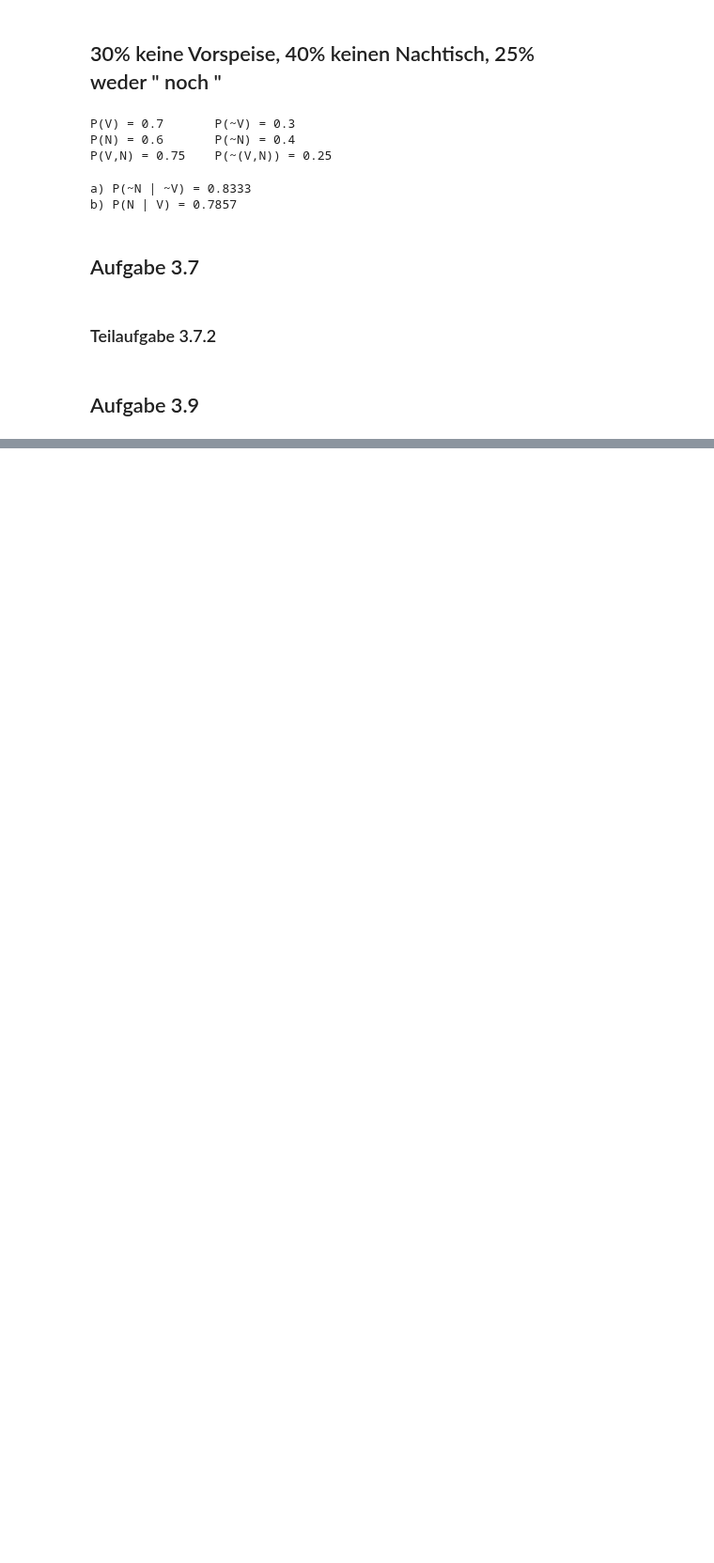
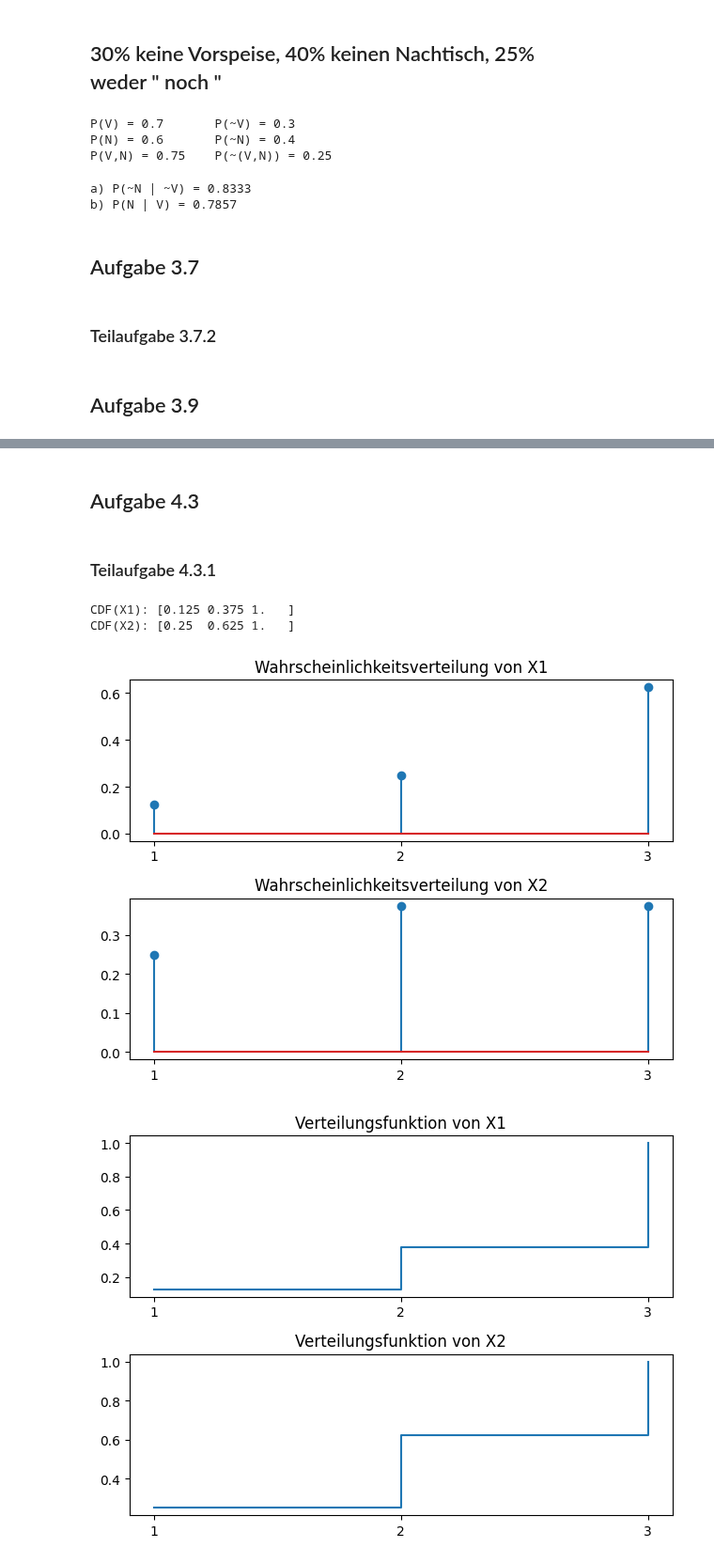
Before and after one commit to Guakocius/htwg, a Jupyter notebook: sem3/stoch/homework/exerc5/main.ipynb, the cells around one changed output, grey strips where cells are left out. Shown at 94% size. Saved outputs shown, nothing was run; the diff lists cells and outputs as text; code cells hidden in the pictures; blank space fills up the shorter version.

```diff
--- a/sem3/stoch/homework/exerc5/main.ipynb
+++ b/sem3/stoch/homework/exerc5/main.ipynb
@@ -38,0 +96,44 @@ p_D = 0.5
+# %% [markdown]
+## Aufgabe 4.3
+# %% [markdown]
+### Teilaufgabe 4.3.1
+# %%
+# a)
+
+# NOTE: valuesX := 1..3, Werte der Zufallsvariable; countsX := count(valuesX_n), gezähltes Vorkommen des Variablenwerts
+X_1 = np.array([1, 2, 2, 3, 3, 3, 3, 3])
+X_2 = np.array([1, 1, 2, 2, 2, 3, 3, 3])
+values1, counts1 = np.unique(X_1, return_counts=True)
+P_X1 = counts1 / len(X_1)
+values2, counts2 = np.unique(X_2, return_counts=True)
+P_X2 = counts2 / len(X_2)
+
+cdf_X1 = np.cumsum(P_X1)
+cdf_X2 = np.cumsum(P_X2)
+
+print(f"CDF(X1): {cdf_X1}\nCDF(X2): {cdf_X2}")
+
+# b)
+fig, axs = plt.subplots(2)
+axs[0].stem(values1, P_X1)
+axs[0].set_title("Wahrscheinlichkeitsverteilung von X1")
+axs[0].set_xticks(values1)
+axs[1].stem(values2, P_X2)
+axs[1].set_title("Wahrscheinlichkeitsverteilung von X2")
+axs[1].set_xticks(values2)
+plt.tight_layout()
+
+# c)
+fig, axs = plt.subplots(2)
+axs[0].step(values1, cdf_X1, where="post")
+axs[0].set_title("Verteilungsfunktion von X1")
+axs[0].set_xticks(values1)
+axs[1].step(values2, cdf_X2, where="post")
+axs[1].set_title("Verteilungsfunktion von X2")
+axs[1].set_xticks(values2)
+plt.tight_layout()
+# %% [output]
+CDF(X1): [0.125 0.375 1.   ]
+CDF(X2): [0.25  0.625 1.   ]
+[figure, added]
+[figure, added]
```
Also changed, not shown: parts of 15 cells of this notebook, 7 other files.
